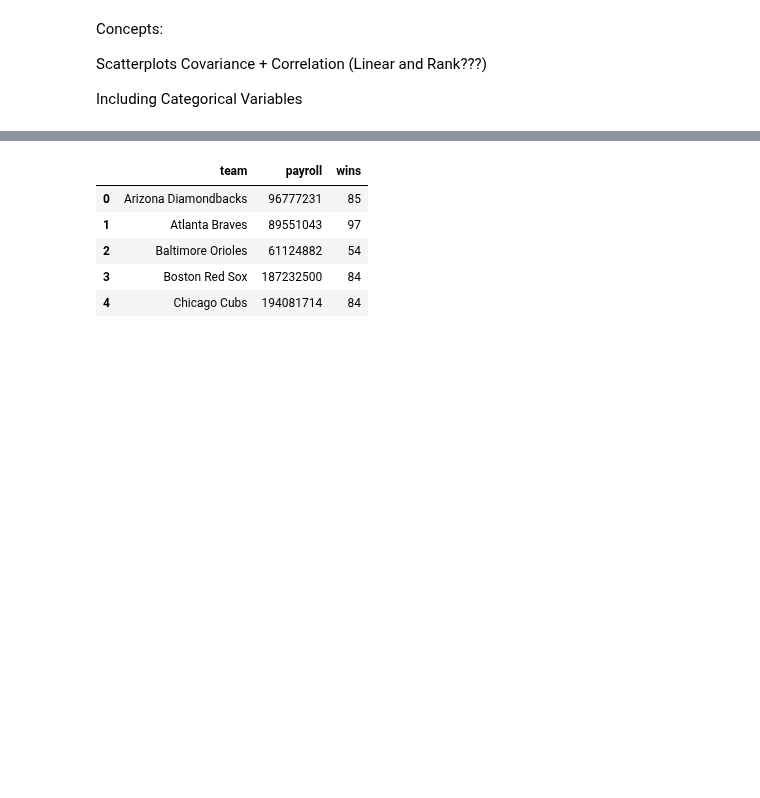
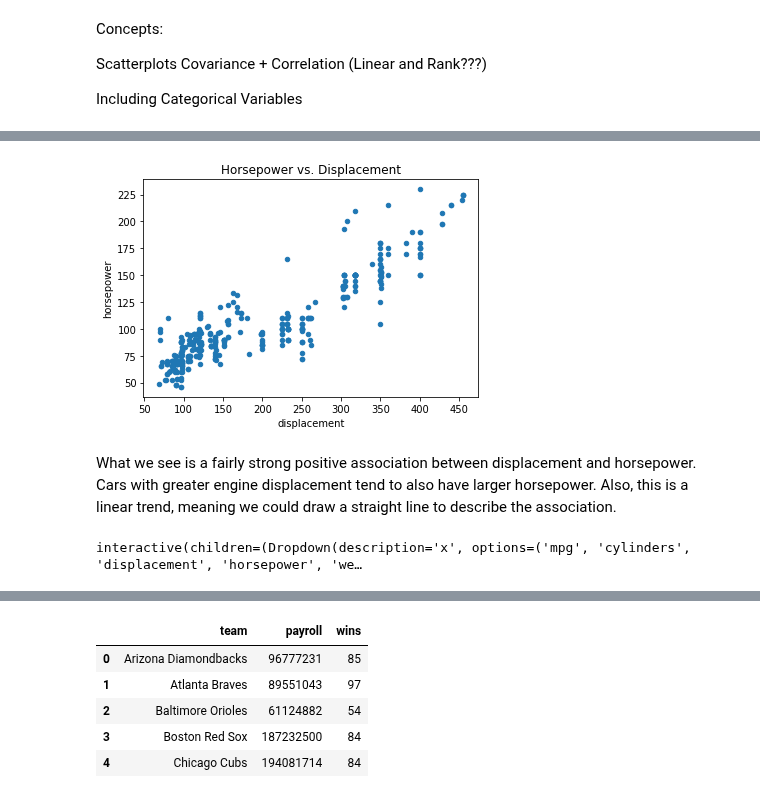
Before and after one commit to NSS-Data-Instructional-Stuff/stats-for-data-science, a Jupyter notebook: notebooks/02_Exploratory_Data_Analysis-Part_2_Two_Variable.ipynb, the cells around one changed output, grey strips where cells are left out. Saved outputs shown, nothing was run; the diff lists cells and outputs as text; code cells hidden in the pictures; blank space fills up the shorter version.

```diff
--- a/notebooks/Exploratory_Data_Analysis-Part_2_Two_Variable.ipynb
+++ b/notebooks/02_Exploratory_Data_Analysis-Part_2_Two_Variable.ipynb
@@ -17,3 +26,5 @@ What do we do when we have more than one numeric variable. We can start by visua
 import pandas as pd
 import matplotlib.pyplot as plt
 %matplotlib inline
+# %%
+cars = pd.read_csv('../data/auto-mpg.csv')
@@ -19,0 +40,11 @@ import matplotlib.pyplot as plt
+# %%
+cars.horsepower = pd.to_numeric(cars.horsepower, errors='coerce')
+# %%
+cars = cars.dropna()
+# %%
+cars.plot(kind = 'scatter', x = 'displacement', y = 'horsepower')
+plt.title('Horsepower vs. Displacement');
+# %% [output]
+[figure, added]
+# %% [markdown]
+What we see is a fairly strong positive association between displacement and horsepower. Cars with greater engine displacement tend to also have larger horsepower. Also, this is a linear trend, meaning we could draw a straight line to describe the association.
@@ -19,0 +53,7 @@ import matplotlib.pyplot as plt
+# %%
+@interact(x = cars.columns, y = cars.columns)
+def make_plot(x, y):
+    cars.plot(kind = 'scatter', x = x, y = y)
+    plt.title('{} vs. {}'.format(y, x));
+# %% [output]
+interactive(children=(Dropdown(description='x', options=('mpg', 'cylinders', 'displacement', 'horsepower', 'we…
```
Also changed, not shown: parts of 11 cells of this notebook, 2 other files.
